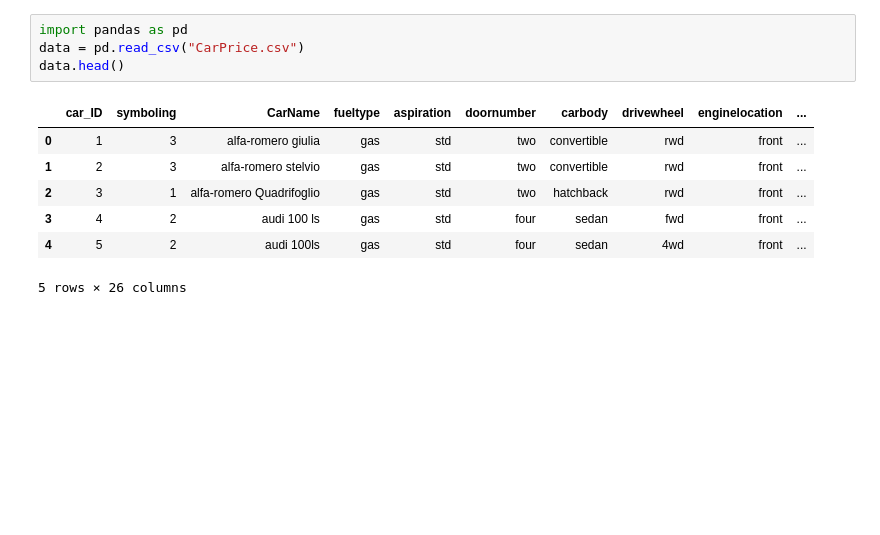
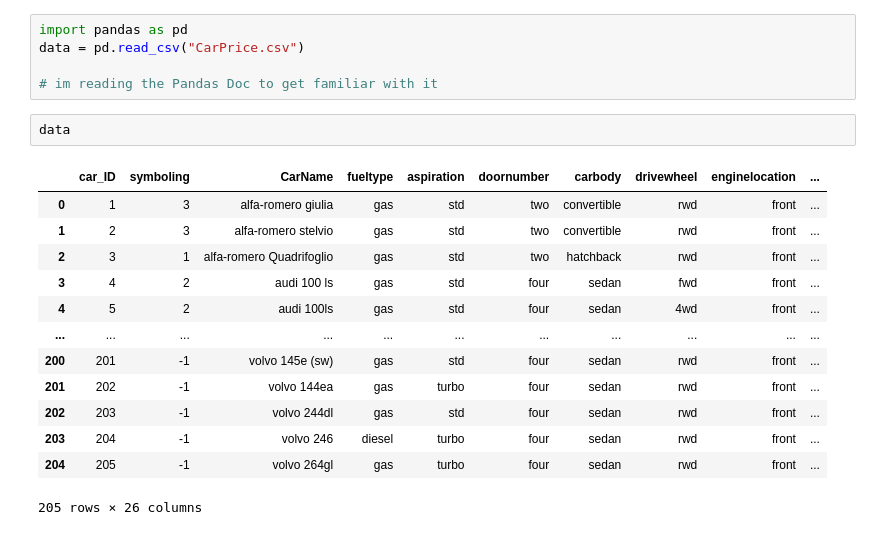
Before and after one commit to ArminNaCl/CarPricePrediction, a Jupyter notebook: work_with_data.ipynb, the cells around one changed output. Drawn from its saved outputs; the diff is of its cells as text; blank space fills up the shorter version.

Commit message:
working with dataframe and filtering

```diff
--- a/work_with_data.ipynb
+++ b/work_with_data.ipynb
@@ -1,12 +1,21 @@
 # %%
 import pandas as pd
 data = pd.read_csv("CarPrice.csv")
-data.head()
+
+# im reading the Pandas Doc to get familiar with it
-# %% [output]
-|  | car_ID | symboling | CarName | fueltype | aspiration | doornumber | carbody | drivewheel | enginelocation | ... |
-| 0 | 1 | 3 | alfa-romero giulia | gas | std | two | convertible | rwd | front | ... |
-| 1 | 2 | 3 | alfa-romero stelvio | gas | std | two | convertible | rwd | front | ... |
-| 2 | 3 | 1 | alfa-romero Quadrifoglio | gas | std | two | hatchback | rwd | front | ... |
-| 3 | 4 | 2 | audi 100 ls | gas | std | four | sedan | fwd | front | ... |
-| 4 | 5 | 2 | audi 100ls | gas | std | four | sedan | 4wd | front | ... |
-5 rows × 26 columns
+# %%
+data
+# %% [output]
+|  | car_ID | symboling | CarName | fueltype | aspiration | doornumber | carbody | drivewheel | enginelocation | ... |
+| 0 | 1 | 3 | alfa-romero giulia | gas | std | two | convertible | rwd | front | ... |
+| 1 | 2 | 3 | alfa-romero stelvio | gas | std | two | convertible | rwd | front | ... |
+| 2 | 3 | 1 | alfa-romero Quadrifoglio | gas | std | two | hatchback | rwd | front | ... |
+| 3 | 4 | 2 | audi 100 ls | gas | std | four | sedan | fwd | front | ... |
+| 4 | 5 | 2 | audi 100ls | gas | std | four | sedan | 4wd | front | ... |
+| ... | ... | ... | ... | ... | ... | ... | ... | ... | ... | ... |
+| 200 | 201 | -1 | volvo 145e (sw) | gas | std | four | sedan | rwd | front | ... |
+| 201 | 202 | -1 | volvo 144ea | gas | turbo | four | sedan | rwd | front | ... |
+| 202 | 203 | -1 | volvo 244dl | gas | std | four | sedan | rwd | front | ... |
+| 203 | 204 | -1 | volvo 246 | diesel | turbo | four | sedan | rwd | front | ... |
+| 204 | 205 | -1 | volvo 264gl | gas | turbo | four | sedan | rwd | front | ... |
+205 rows × 26 columns
```
Also changed, not shown: parts of 20 cells of this notebook.
